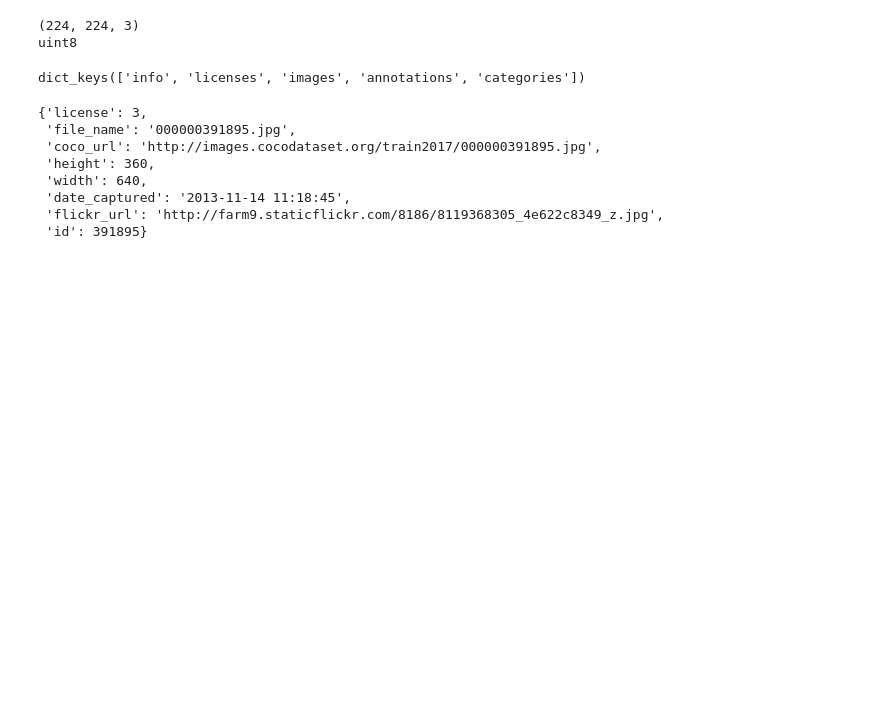
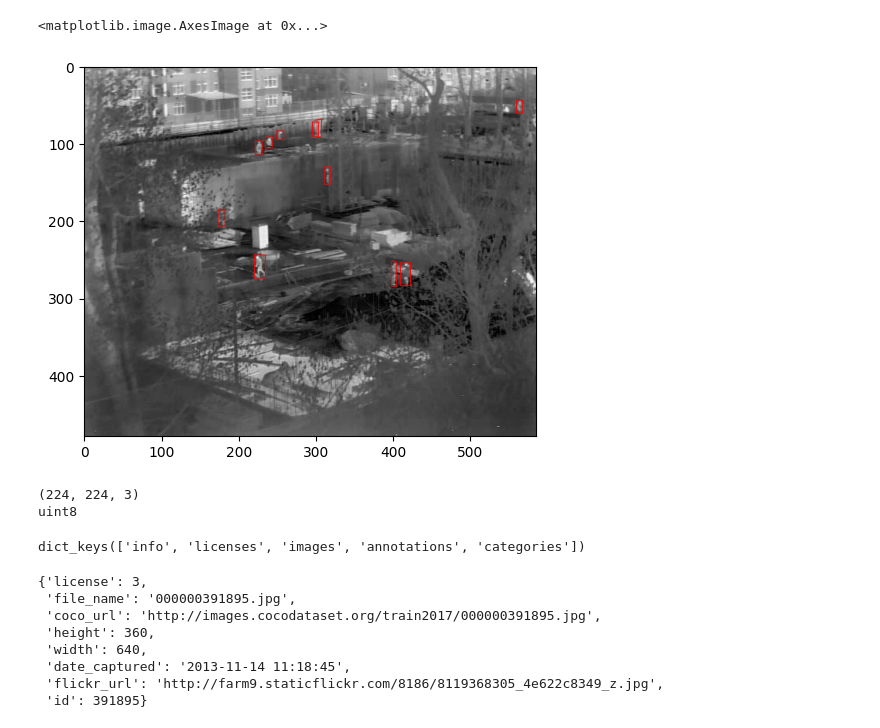
Before and after one commit to SivenM/det_small_people, a Jupyter notebook: forge/check_coco_like_dataset.ipynb, the cells around one changed output. Drawn from its saved outputs; the diff is of its cells as text; code cells hidden in the pictures; blank space fills up the shorter version.

```diff
--- a/forge/check_coco_like_dataset.ipynb
+++ b/forge/check_coco_like_dataset.ipynb
@@ -46,3 +79,11 @@ plt.imshow(img)
+# %%
+bboxed_img = img.copy()
+for bbox in bboxes:
+    cv2.rectangle(bboxed_img, (bbox[0], bbox[1]), (int(bbox[0]+bbox[2]), int(bbox[1]+bbox[3])), (255,0,0), 1)
+plt.imshow(bboxed_img)
+# %% [output]
+<matplotlib.image.AxesImage at 0x...>
+[figure, added]
 # %%
 coco_img_path = "home/max/ieos/data/coco/train2017/000000000025.jpg"
 img = cv2.imread(img_path)
```
Also changed, not shown: parts of 10 cells of this notebook, 5 other files.
